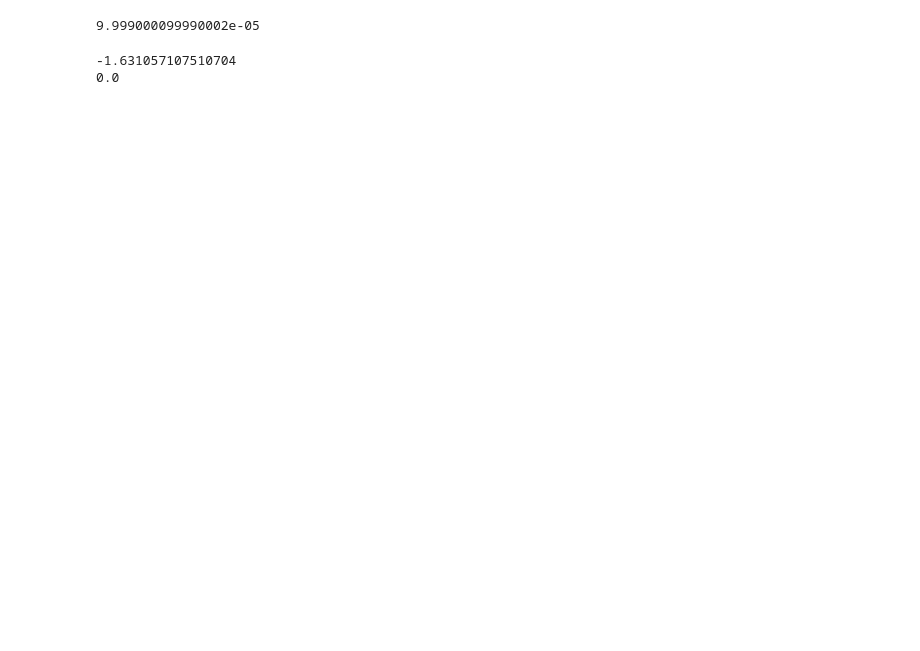
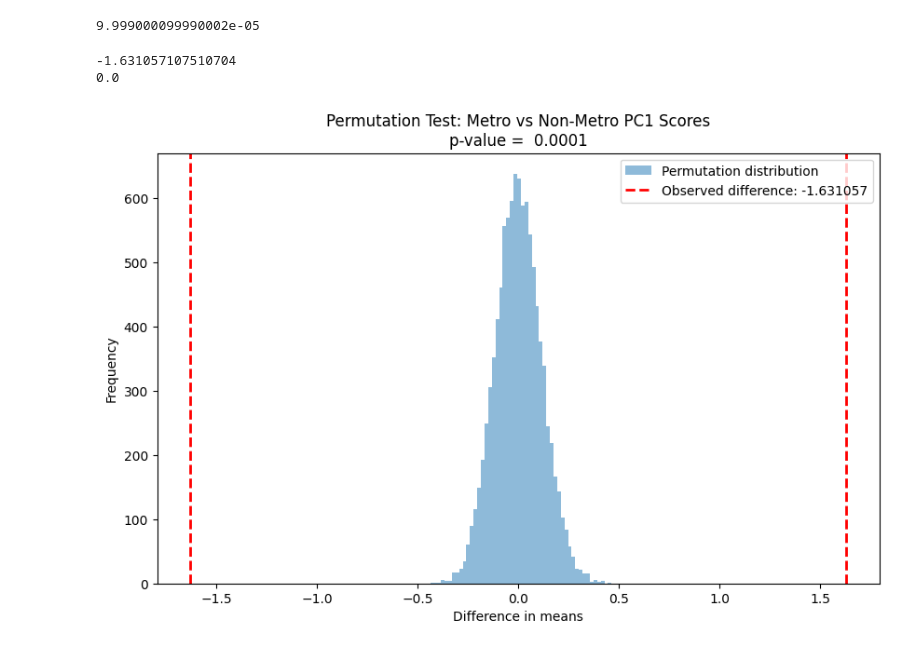
Before and after one commit to rorygardner/cyber_squadron, a Jupyter notebook: rory/permutation_test.ipynb, the cells around one changed output. Cells and saved outputs as stored; diff of their text form; code cells hidden in the pictures; blank space fills up the shorter version.

Commit message:
perm test edits

```diff
--- a/rory/permutation_test.ipynb
+++ b/rory/permutation_test.ipynb
@@ -58,3 +79,21 @@ print(p_val)
 # %% [output]
 -1.631057107510704
 0.0
+# %%
+import matplotlib.pyplot as plt
+import seaborn as sns
+
+plt.figure(figsize=(10, 6))
+plt.hist(diffs, bins=50, alpha=0.5, label='Permutation distribution')
+plt.axvline(observed_diff, color='red', linestyle='dashed', linewidth=2,
+            label=f'Observed difference: {observed_diff: 4f}')
+
+plt.axvline(-observed_diff, color='red', linestyle='dashed', linewidth=2)
+
+plt.title(f'Permutation Test: Metro vs Non-Metro PC1 Scores\np-value = {p_value: .4f}')
+plt.xlabel('Difference in means')
+plt.ylabel('Frequency')
+plt.legend()
+plt.show()
+# %% [output]
+[figure, added]
```
Also changed, not shown: parts of 3 cells of this notebook.
